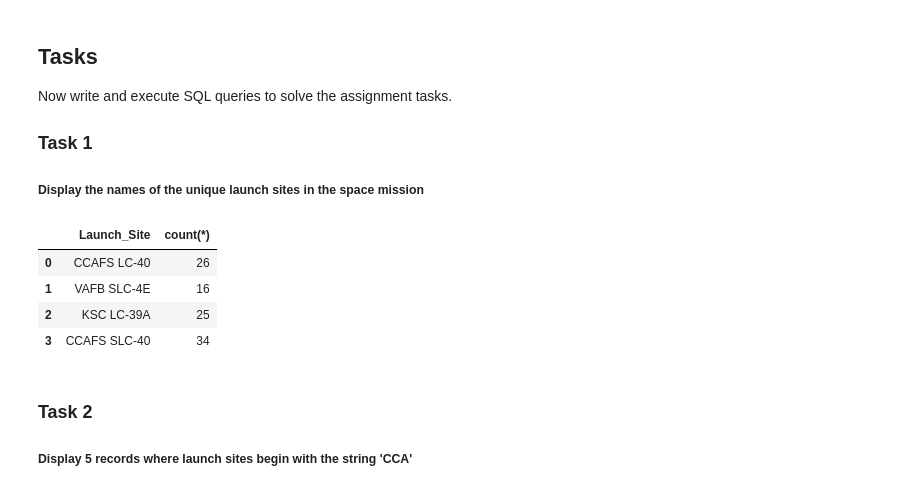
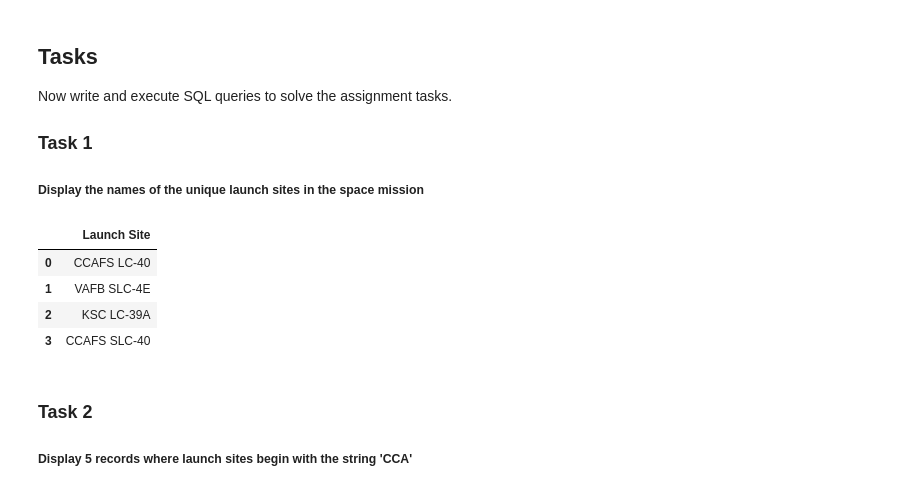
Before and after one commit to qwerty16/portfolio-data, a Jupyter notebook: spacex/Data Exploration with SQL.ipynb, the cells around one changed output. Saved outputs shown, nothing was run; the diff lists cells and outputs as text; code cells hidden in the pictures.

```diff
--- a/spacex/Data Exploration with SQL.ipynb
+++ b/spacex/Data Exploration with SQL.ipynb
@@ -55,13 +55,13 @@ Now write and execute SQL queries to solve the assignment tasks.
 
 ##### Display the names of the unique launch sites  in the space mission
 # %%
-pd.read_sql('SELECT Launch_Site, count(*) FROM spacex group by Launch_Site', cnx)
+pd.read_sql('SELECT Launch_Site as "Launch Site" FROM spacex group by Launch_Site', cnx)
 # %% [output]
-|  | Launch_Site | count(*) |
-| 0 | CCAFS LC-40 | 26 |
-| 1 | VAFB SLC-4E | 16 |
-| 2 | KSC LC-39A | 25 |
-| 3 | CCAFS SLC-40 | 34 |
+|  | Launch Site |
+| 0 | CCAFS LC-40 |
+| 1 | VAFB SLC-4E |
+| 2 | KSC LC-39A |
+| 3 | CCAFS SLC-40 |
 # %% [markdown]
 ### Task 2
 
```
Also changed, not shown: 3 other files.
